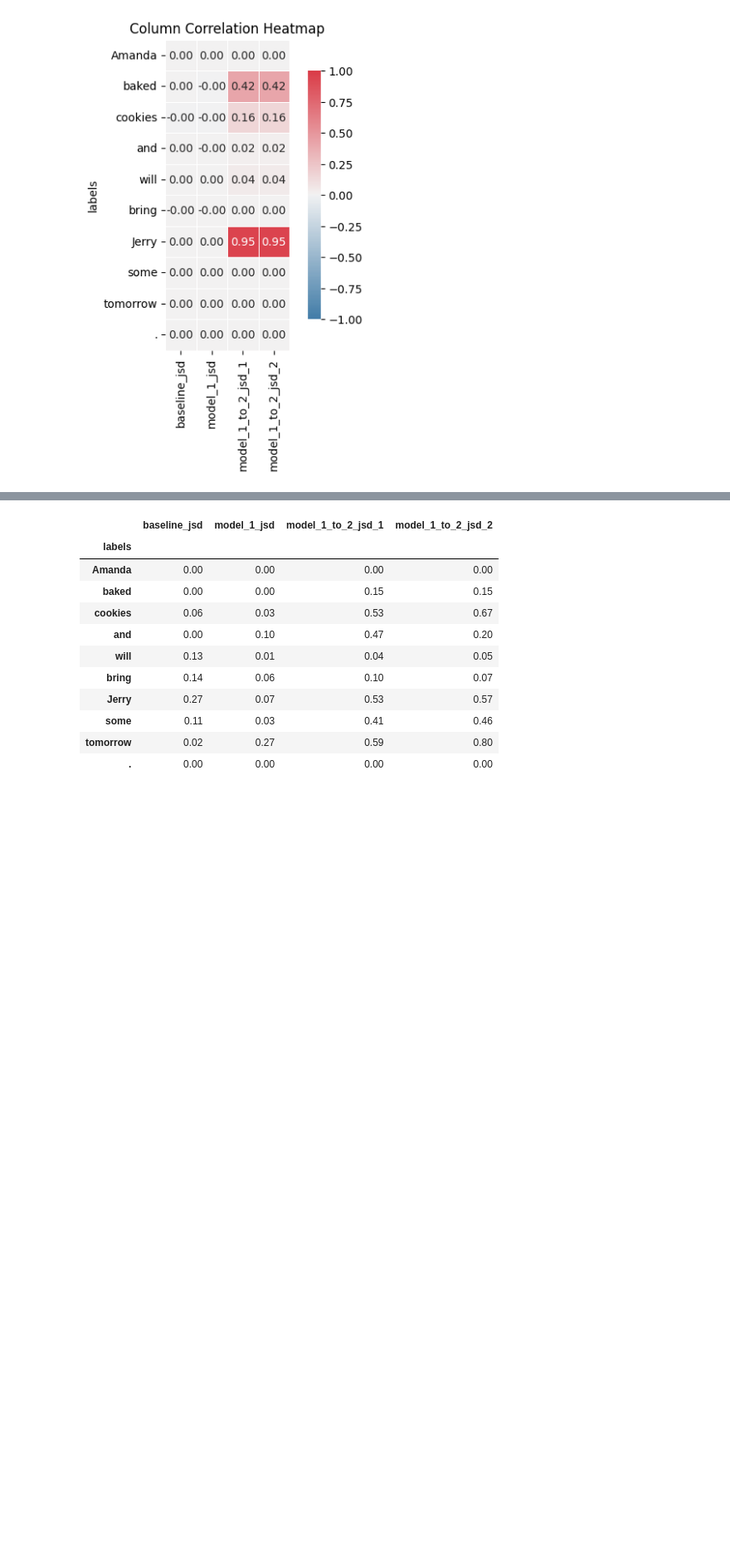
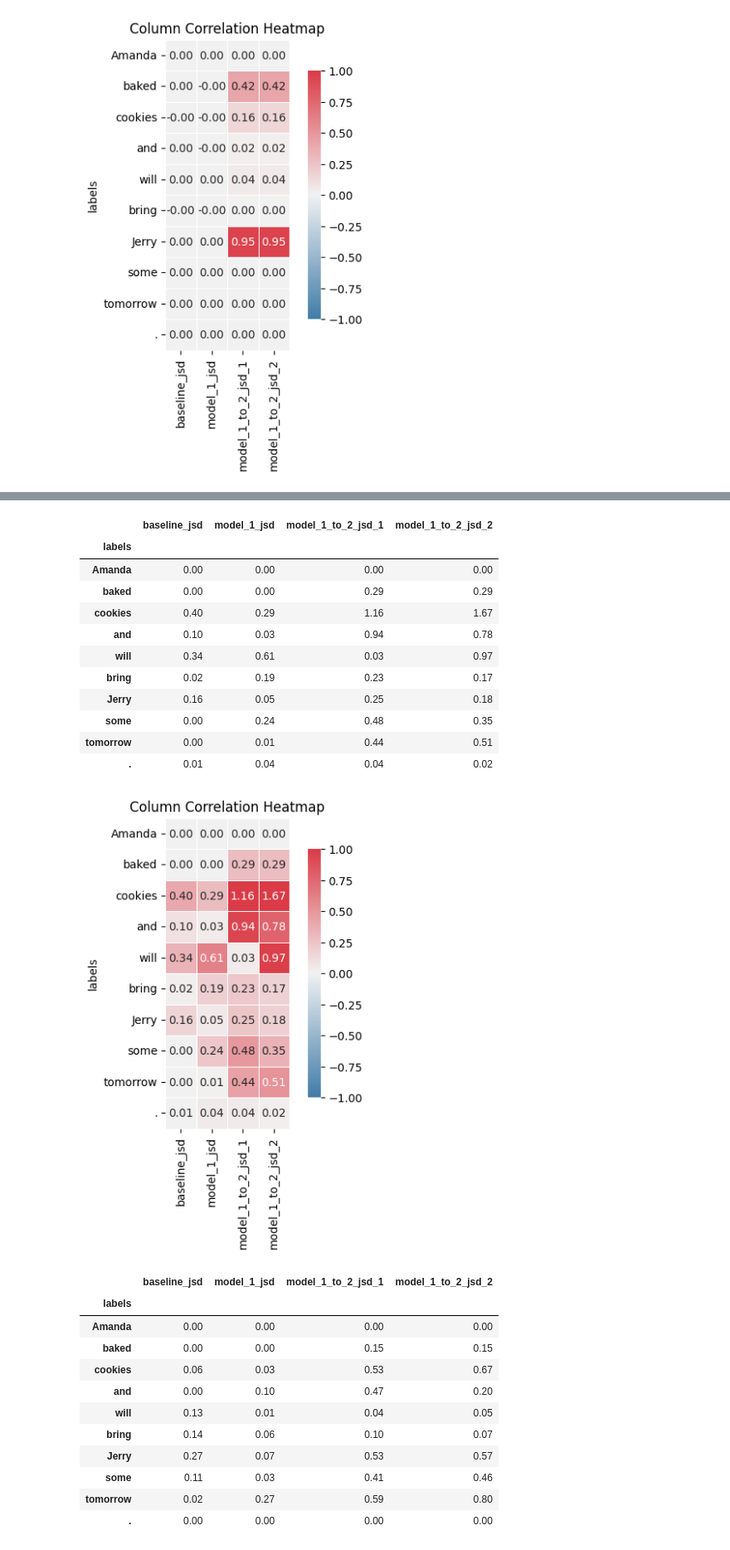
Before and after one commit to faizanahemad/prevent-memorisation, a Jupyter notebook: Investigate.ipynb, the cells around one changed output, grey strips where cells are left out. Shown at 83% size. Cells and saved outputs as stored; diff of their text form; code cells hidden in the pictures; blank space fills up the shorter version.

Commit message:
three hop jsd attemtpt 1

```diff
--- a/Investigate.ipynb
+++ b/Investigate.ipynb
@@ -723,3 +909,33 @@ plot_heatmap(model_model_jsd_comp[["baseline_jsd", "model_1_jsd", "model_1_to_2_
+# %%
+model = models["baseline"]
+baseline_proba_1 = get_three_step_proba(model, labels, input_ids, attention_mask, num_samples=100)
+baseline_proba_2 = get_three_step_proba(model, labels, input_ids, attention_mask, num_samples=100)
+
+model = models[0]
+model_1_proba_1 = get_three_step_proba(model, labels, input_ids, attention_mask, num_samples=100)
+model_1_proba_2 = get_three_step_proba(model, labels, input_ids, attention_mask, num_samples=100)
+
+model = models[1]
+model_2_proba_1 = get_three_step_proba(model, labels, input_ids, attention_mask, num_samples=100)
+
+model_model_jsd_comp = pd.DataFrame(list(zip(calculate_jsd(baseline_proba_1["logits"], baseline_proba_2["logits"]), calculate_jsd(model_1_proba_1["logits"], model_1_proba_2["logits"]), calculate_jsd(model_1_proba_1["logits"], model_2_proba_1["logits"]), calculate_jsd(model_1_proba_2["logits"], model_2_proba_1["logits"]))),
+                                    columns=["baseline_jsd", "model_1_jsd", "model_1_to_2_jsd_1", "model_1_to_2_jsd_2"], index=df["labels"][:len(model_1_proba_1["logits"])])
+model_model_jsd_comp
+plot_heatmap(model_model_jsd_comp[["baseline_jsd", "model_1_jsd", "model_1_to_2_jsd_1", "model_1_to_2_jsd_2"]])
+# %% [output]
+|  | baseline_jsd | model_1_jsd | model_1_to_2_jsd_1 | model_1_to_2_jsd_2 |
+| labels |  |  |  |  |
+| Amanda | 0.00 | 0.00 | 0.00 | 0.00 |
+| baked | 0.00 | 0.00 | 0.29 | 0.29 |
+| cookies | 0.40 | 0.29 | 1.16 | 1.67 |
+| and | 0.10 | 0.03 | 0.94 | 0.78 |
+| will | 0.34 | 0.61 | 0.03 | 0.97 |
+| bring | 0.02 | 0.19 | 0.23 | 0.17 |
+| Jerry | 0.16 | 0.05 | 0.25 | 0.18 |
+| some | 0.00 | 0.24 | 0.48 | 0.35 |
+| tomorrow | 0.00 | 0.01 | 0.44 | 0.51 |
+| . | 0.01 | 0.04 | 0.04 | 0.02 |
+[figure, added]
 # %%
 model = models["baseline"]
 baseline_proba_1 = get_three_step_proba(model, labels, input_ids, attention_mask, num_samples=10)
```
Also changed, not shown: parts of 9 cells of this notebook, 6 other files.
